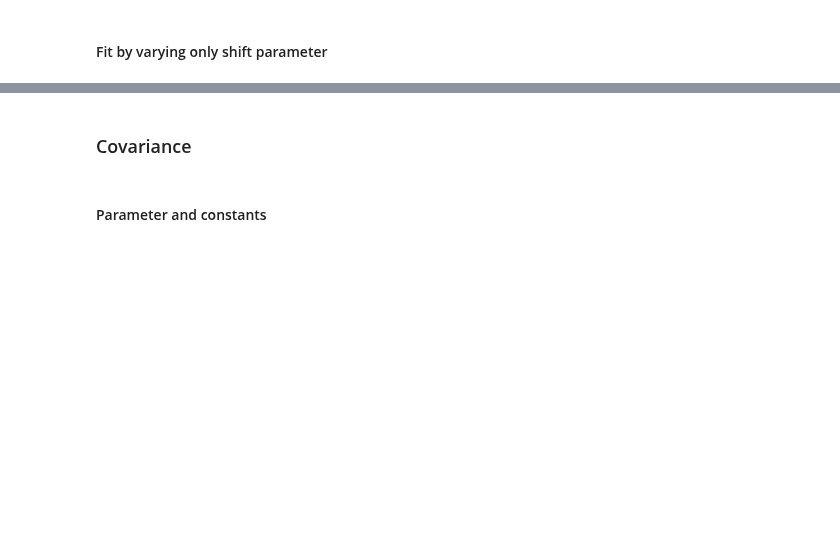
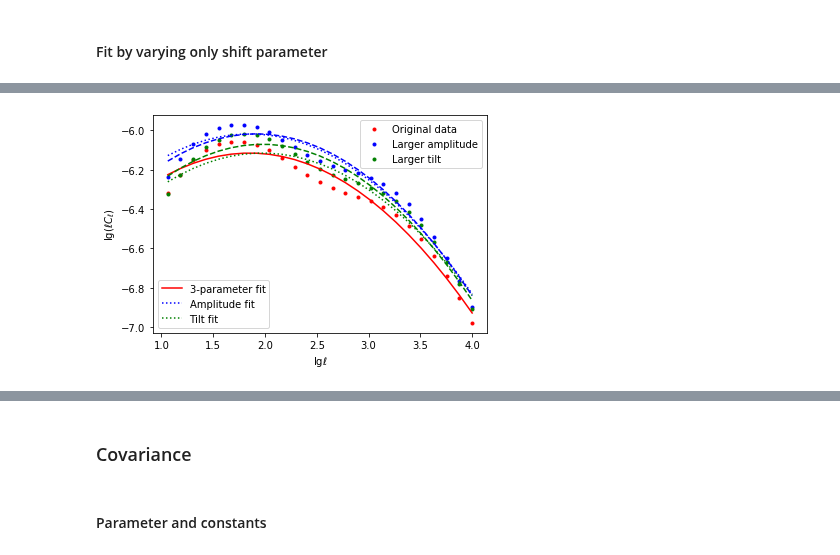
Before and after one commit to emilleishida/CorrMatrix_ABC, a Jupyter notebook: scripts/ABC/WL_Cell_fit.ipynb, the cells around one changed output, grey strips where cells are left out. Drawn from its saved outputs; the diff is of its cells as text; code cells hidden in the pictures; blank space fills up the shorter version.

Commit message:
WL Cell jupyter nb nicer plot

```diff
--- a/scripts/ABC/WL_Cell_fit.ipynb
+++ b/scripts/ABC/WL_Cell_fit.ipynb
@@ -164,27 +178,29 @@ popt_pO_x0
 # %%
 d1, = plt.plot(logell, logCell + logell, 'r.')
 d2, = plt.plot(logell_ps, logCell_ps + logell, 'b.')
 d3, = plt.plot(logell_pO, logCell_pO + logell, 'g.')
 
 f1, = plt.plot(logell, quadratic(logell, *popt), 'r-')
 f2, = plt.plot(logell_ps, quadratic_c(logell_ps, *popt_ps_A), 'b:')
 f3, = plt.plot(logell_pO, quadratic_u0(logell_pO, *popt_pO_x0), 'g:')
 
 plt.plot(logell_ps, quadratic(logell_ps, *popt_ps), 'b--')
 plt.plot(logell_pO, quadratic(logell_pO, *popt_pO), 'g--')
 
 plot_data  = [d1, d2, d3]
 label_data = ['Original data', 'Larger amplitude', 'Larger tilt']
 leg_data   = plt.legend(plot_data, label_data, loc=1)
 
 plot_fit  = [f1, f2, f3]
 label_fit = ['3-parameter fit', 'Amplitude fit', 'Tilt fit']
 leg_fit   = plt.legend(plot_fit, label_fit, loc=3)
 
 plt.gca().add_artist(leg_data)
 
-text_x = plt.xlabel('$\log \ell$')
-text_y = plt.ylabel('$\log(\ell C_\ell)$')
+text_x = plt.xlabel('$\lg \ell$')
+text_y = plt.ylabel('$\lg(\ell C_\ell)$')
+# %% [output]
+[figure, added]
 # %%
 msize = 8
 d1, = plt.plot(logell, logCell + logell, 'r.', markersize=msize)
```
Also changed, not shown: parts of 13 cells of this notebook.
